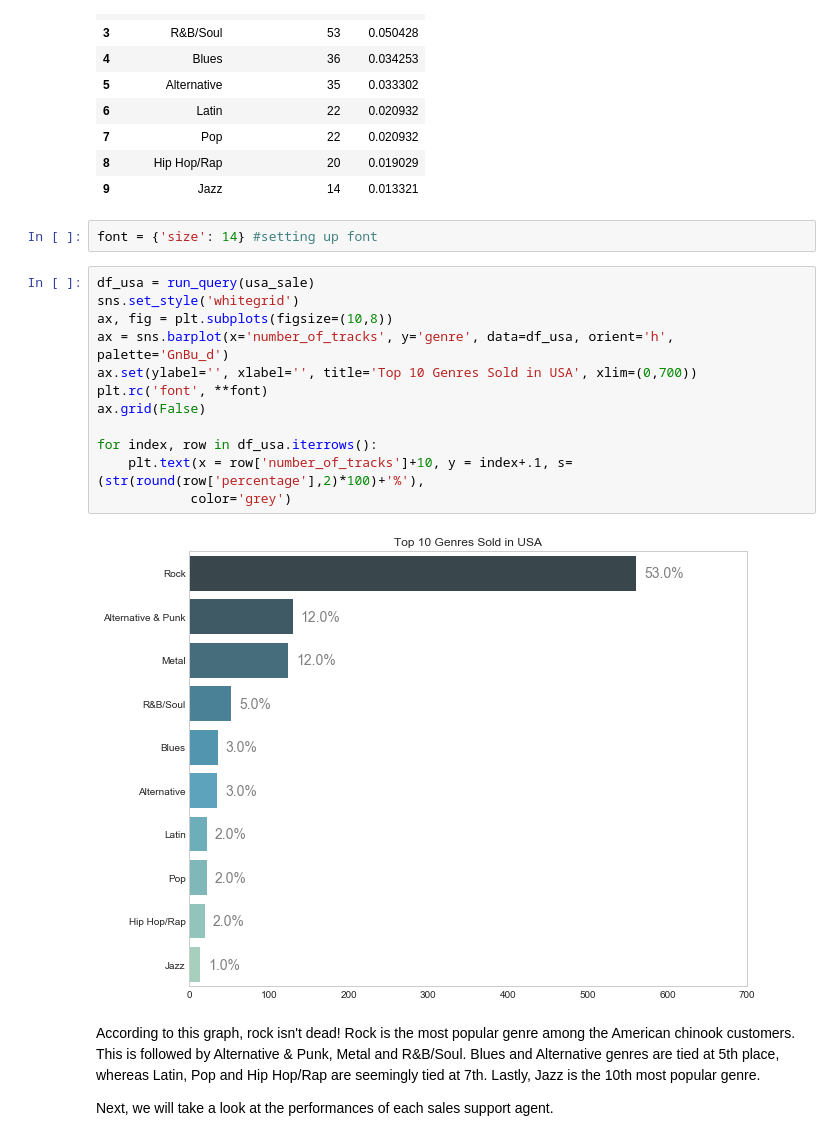
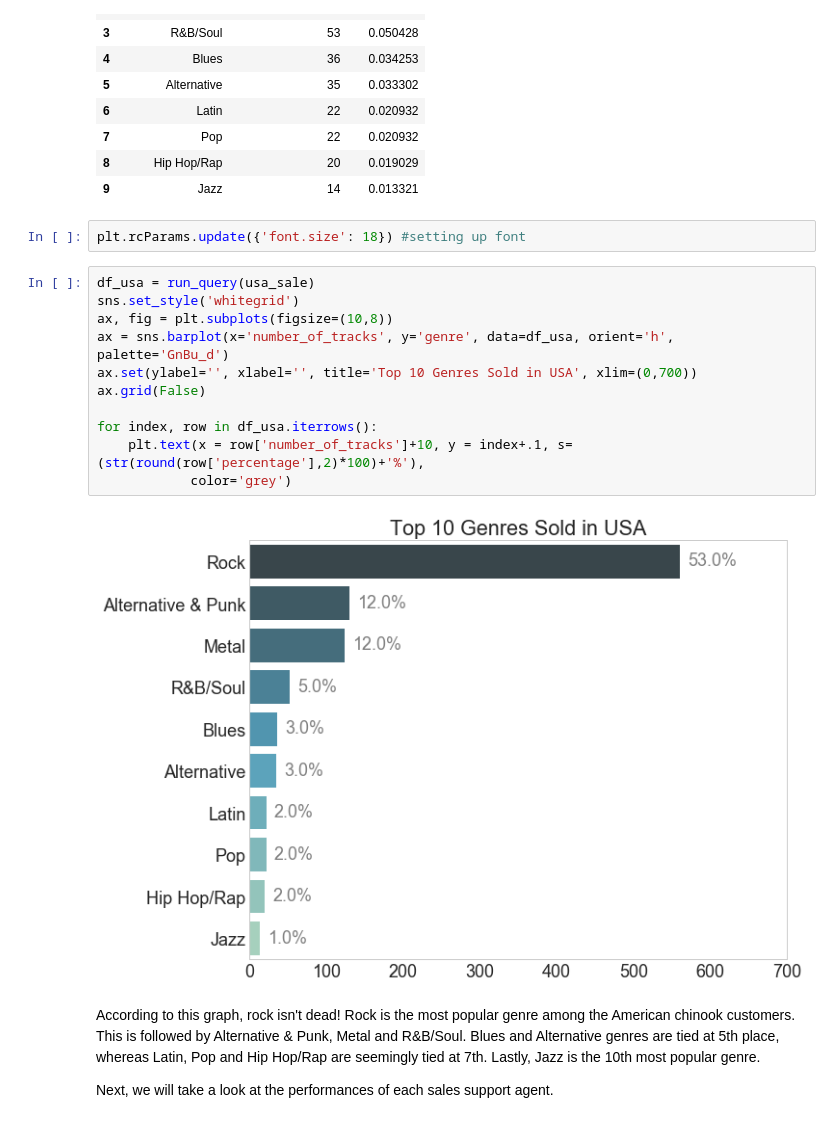
Before and after one commit to EngineBae/chinook_business_analysis, a Jupyter notebook: chinook_business_questions.ipynb, the cells around one changed output. Drawn from its saved outputs; the diff is of its cells as text.

Commit message:
fixed font sizes

```diff
--- a/chinook_business_questions.ipynb
+++ b/chinook_business_questions.ipynb
@@ -81,21 +81,20 @@ run_query(usa_sale)
 | 8 | Hip Hop/Rap | 20 | 0.019029 |
 | 9 | Jazz | 14 | 0.013321 |
 # %%
-font = {'size': 14} #setting up font
+plt.rcParams.update({'font.size': 18}) #setting up font
 # %%
 df_usa = run_query(usa_sale)
 sns.set_style('whitegrid')
 ax, fig = plt.subplots(figsize=(10,8))
 ax = sns.barplot(x='number_of_tracks', y='genre', data=df_usa, orient='h', palette='GnBu_d')
 ax.set(ylabel='', xlabel='', title='Top 10 Genres Sold in USA', xlim=(0,700))
-plt.rc('font', **font)
 ax.grid(False)
 
 for index, row in df_usa.iterrows():
     plt.text(x = row['number_of_tracks']+10, y = index+.1, s=(str(round(row['percentage'],2)*100)+'%'),
             color='grey')
 # %% [output]
-[figure, old version]
+[figure, new version]
 # %% [markdown]
 According to this graph, rock isn't dead! Rock is the most popular genre among the American chinook customers. This is followed by Alternative & Punk, Metal and R&B/Soul. Blues and Alternative genres are tied at 5th place, whereas Latin, Pop and Hip Hop/Rap are seemingly tied at 7th. Lastly, Jazz is the 10th most popular genre.
 
```
Also changed, not shown: parts of 4 cells of this notebook.
